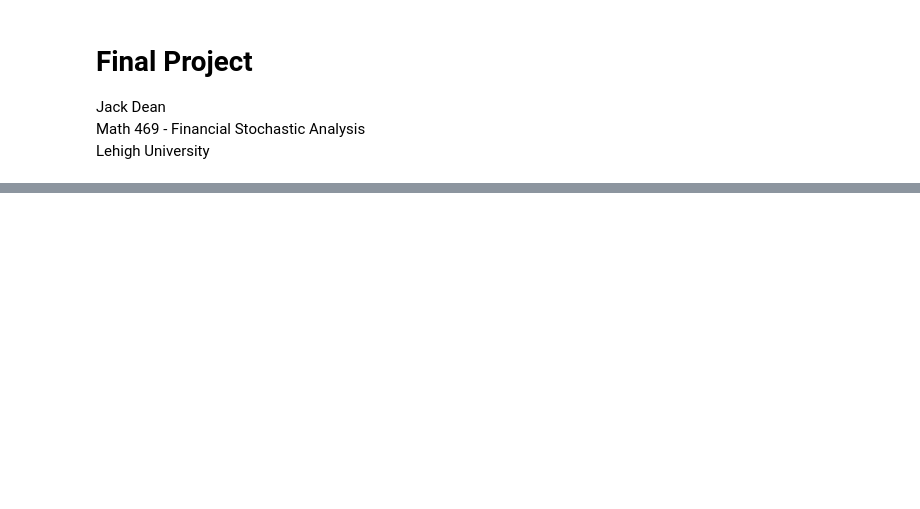
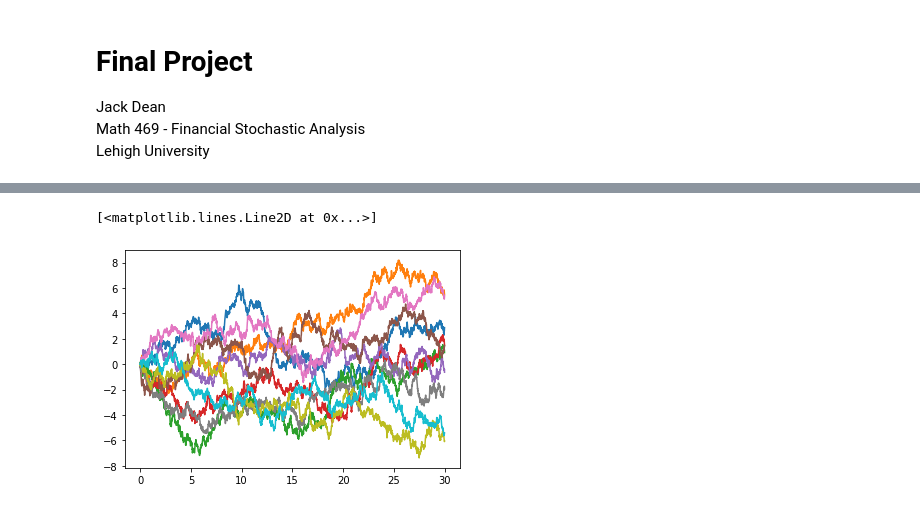
Before and after one commit to jdean53/GeneralWork, a Jupyter notebook: StoCal2/final_project.ipynb, the cells around one changed output, grey strips where cells are left out. Drawn from its saved outputs; the diff is of its cells as text; code cells hidden in the pictures; blank space fills up the shorter version.

```diff
--- a/StoCal2/final_project.ipynb
+++ b/StoCal2/final_project.ipynb
@@ -176,0 +107,17 @@ M
+# %%
+'''
+Plot Brownian motions to confirm
+'''
+plt.plot(t_i,w_t[0])
+plt.plot(t_i,w_t[1])
+plt.plot(t_i,w_t[2])
+plt.plot(t_i,w_t[3])
+plt.plot(t_i,w_t[4])
+plt.plot(t_i,w_t[5])
+plt.plot(t_i,w_t[6])
+plt.plot(t_i,w_t[7])
+plt.plot(t_i,w_t[8])
+plt.plot(t_i,w_t[9])
+# %% [output]
+[<matplotlib.lines.Line2D at 0x...>]
+[figure, added]
```
Also changed, not shown: parts of 41 cells of this notebook, 1 other file.
